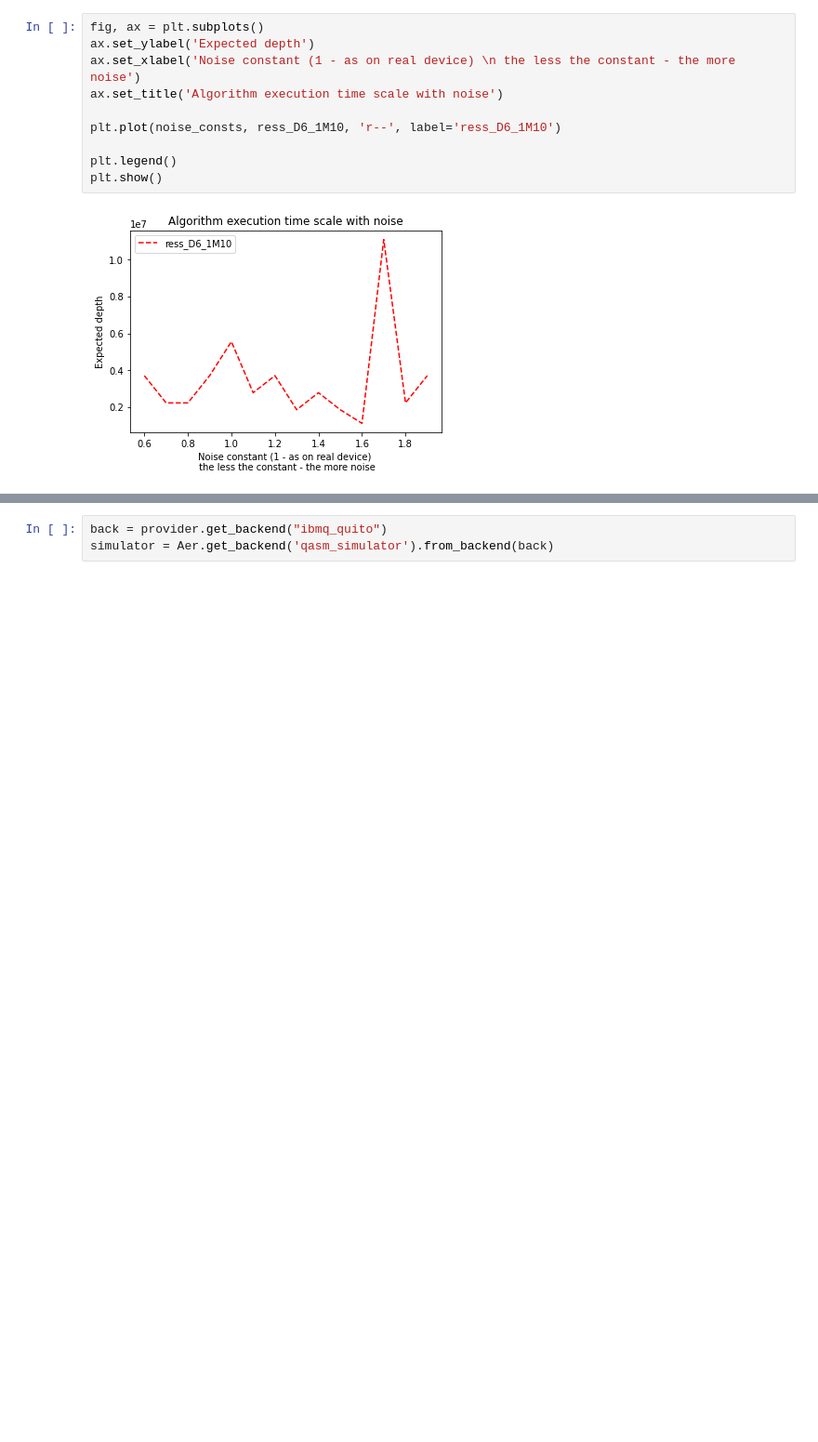
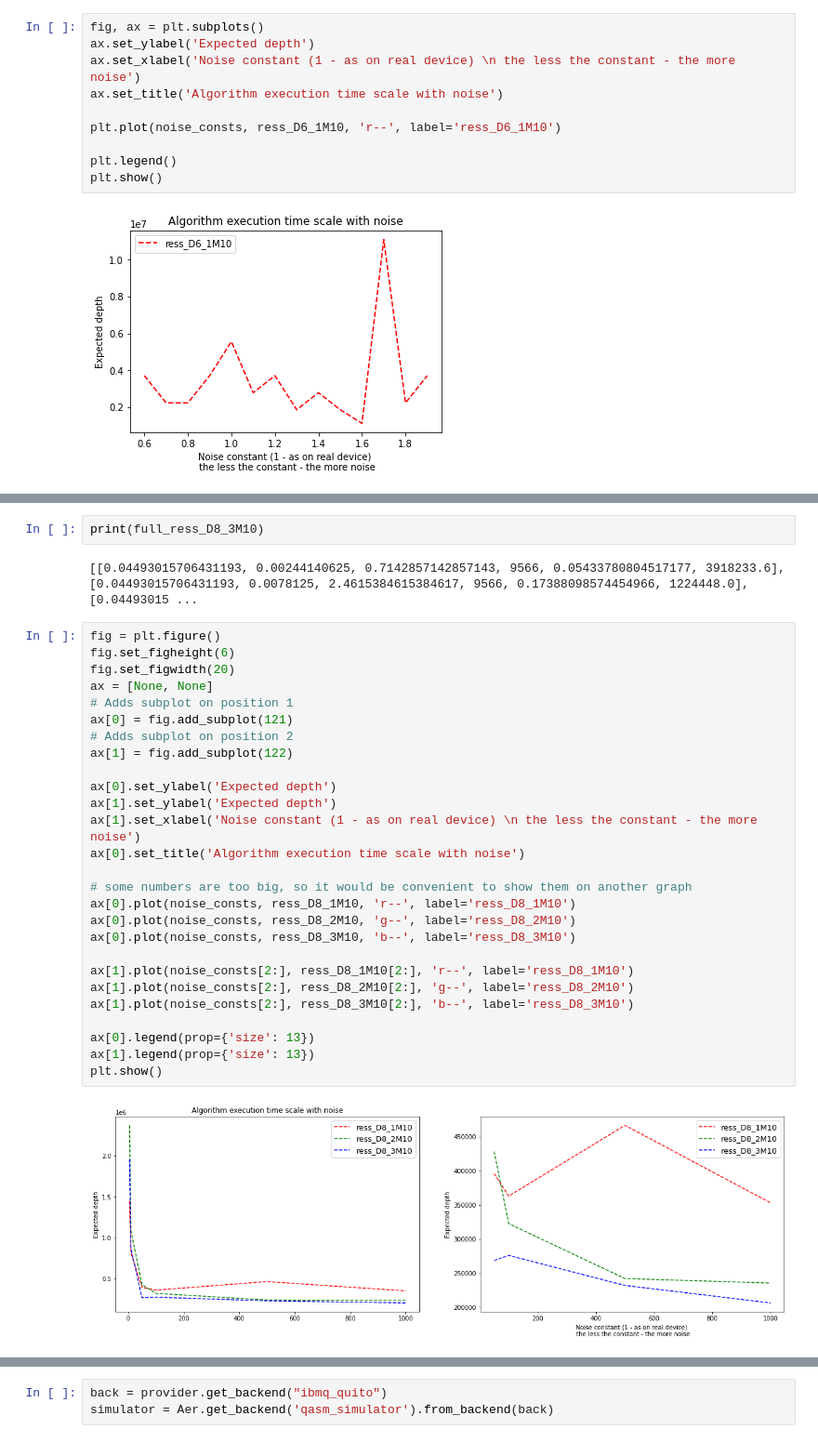
Before and after one commit to StudioShader/QPSA, a Jupyter notebook: Grover.ipynb, the cells around one changed output, grey strips where cells are left out. Shown: that part at 93% size. Saved outputs shown, nothing was run; the diff lists cells and outputs as text; blank space fills up the shorter version.

Commit message:
+ full test

```diff
--- a/Grover.ipynb
+++ b/Grover.ipynb
@@ -272,0 +299,33 @@ Len = len(testers)
+# %%
+print(full_ress_D8_3M10)
+# %% [output]
+[[0.04493015706431193, 0.00244140625, 0.7142857142857143, 9566, 0.05433780804517177, 3918233.6], [0.04493015706431193, 0.0078125, 2.4615384615384617, 9566, 0.17388098574454966, 1224448.0], [0.04493015 ...
+# %%
+fig = plt.figure()
+fig.set_figheight(6)
+fig.set_figwidth(20)
+ax = [None, None]
+# Adds subplot on position 1
+ax[0] = fig.add_subplot(121)
+# Adds subplot on position 2
+ax[1] = fig.add_subplot(122)
+
+ax[0].set_ylabel('Expected depth')
+ax[1].set_ylabel('Expected depth')
+ax[1].set_xlabel('Noise constant (1 - as on real device) \n the less the constant - the more noise')
+ax[0].set_title('Algorithm execution time scale with noise')
+
+# some numbers are too big, so it would be convenient to show them on another graph
+ax[0].plot(noise_consts, ress_D8_1M10, 'r--', label='ress_D8_1M10')
+ax[0].plot(noise_consts, ress_D8_2M10, 'g--', label='ress_D8_2M10')
+ax[0].plot(noise_consts, ress_D8_3M10, 'b--', label='ress_D8_3M10')
+
+ax[1].plot(noise_consts[2:], ress_D8_1M10[2:], 'r--', label='ress_D8_1M10')
+ax[1].plot(noise_consts[2:], ress_D8_2M10[2:], 'g--', label='ress_D8_2M10')
+ax[1].plot(noise_consts[2:], ress_D8_3M10[2:], 'b--', label='ress_D8_3M10')
+
+ax[0].legend(prop={'size': 13})
+ax[1].legend(prop={'size': 13})
+plt.show()
+# %% [output]
+[figure, added]
```
Also changed, not shown: parts of 8 cells of this notebook.
